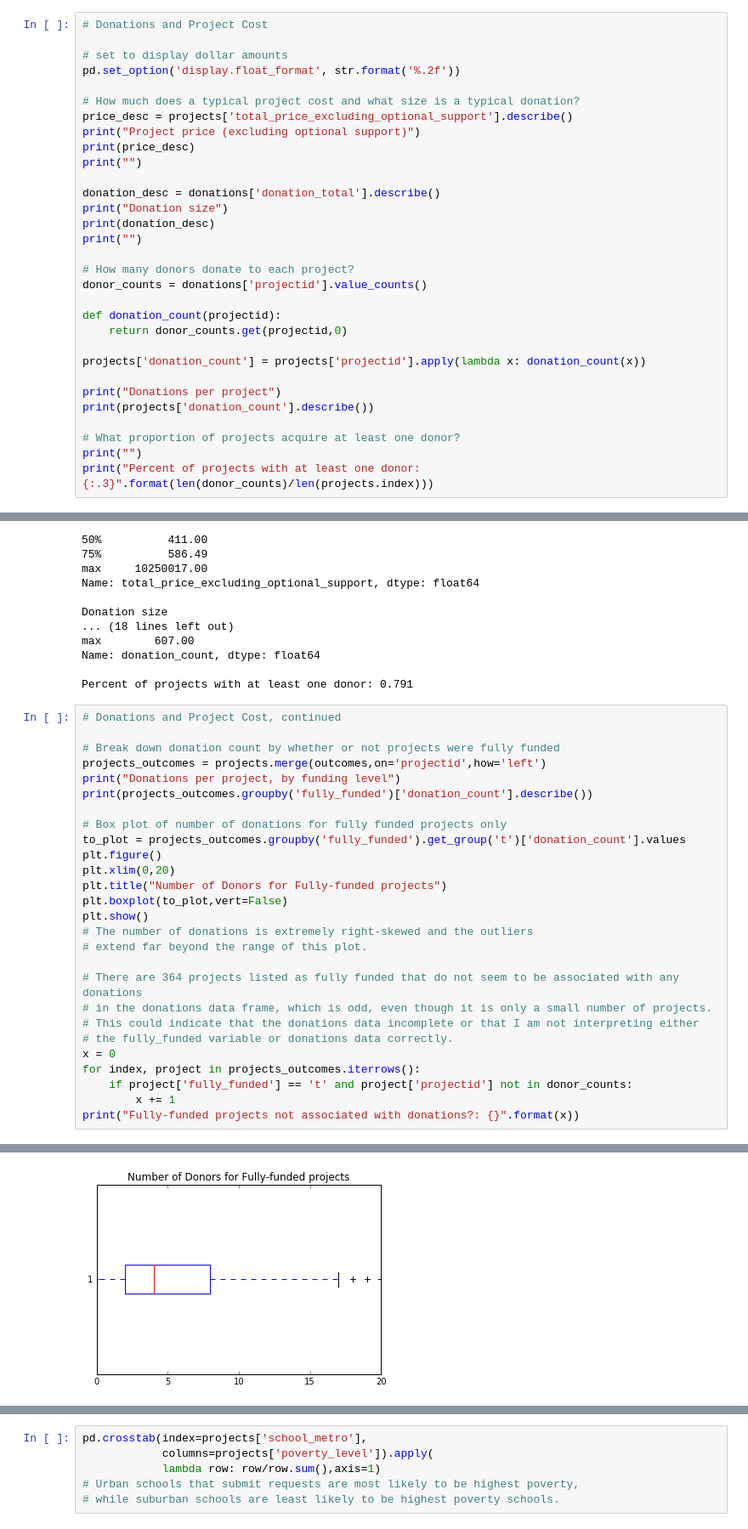
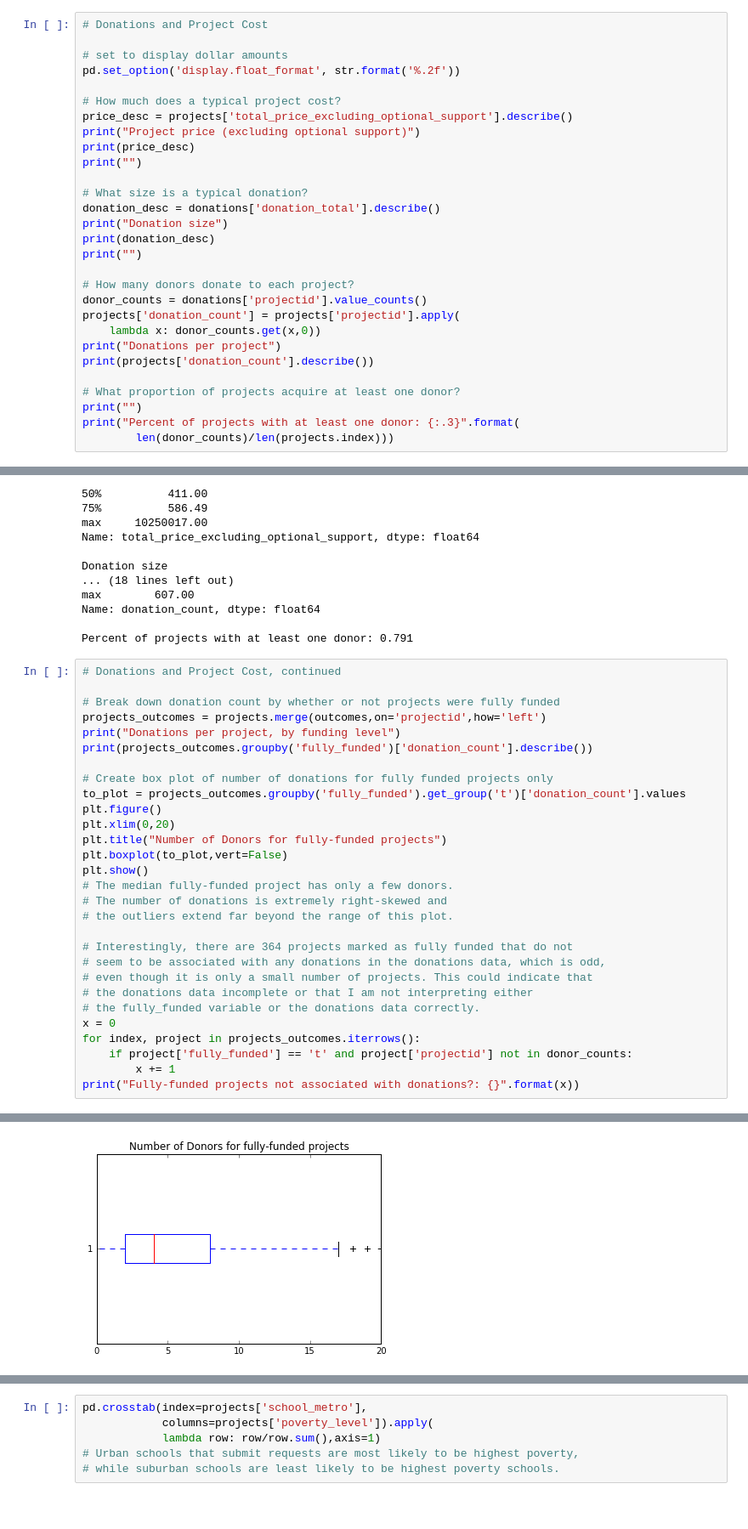
Before and after one commit to smahaffie/DSaPP_RA_Project, a Jupyter notebook: dsapp_exercise.ipynb, the cells around one changed output, grey strips where cells are left out. Shown: that part at 85% size. Saved outputs shown, nothing was run; the diff lists cells and outputs as text.

Commit message:
Final edits to DSAPP RA application project

```diff
--- a/dsapp_exercise.ipynb
+++ b/dsapp_exercise.ipynb
@@ -80,12 +90,13 @@ dtype: float64
 # set to display dollar amounts
 pd.set_option('display.float_format', str.format('%.2f'))
 
-# How much does a typical project cost and what size is a typical donation?
+# How much does a typical project cost?
 price_desc = projects['total_price_excluding_optional_support'].describe()
 print("Project price (excluding optional support)")
 print(price_desc)
 print("")
 
+# What size is a typical donation?
 donation_desc = donations['donation_total'].describe()
 print("Donation size")
 print(donation_desc)
@@ -93,18 +104,15 @@ print("")
 
 # How many donors donate to each project?
 donor_counts = donations['projectid'].value_counts()
-
-def donation_count(projectid):
-    return donor_counts.get(projectid,0)
-
-projects['donation_count'] = projects['projectid'].apply(lambda x: donation_count(x))
-
+projects['donation_count'] = projects['projectid'].apply(
+    lambda x: donor_counts.get(x,0))
 print("Donations per project")
 print(projects['donation_count'].describe())
 
 # What proportion of projects acquire at least one donor?
 print("")
-print("Percent of projects with at least one donor: {:.3}".format(len(donor_counts)/len(projects.index)))
+print("Percent of projects with at least one donor: {:.3}".format(
+        len(donor_counts)/len(projects.index)))
 # %% [output]
 Project price (excluding optional support)
 count     664098.00
@@ -131,46 +139,48 @@ projects_outcomes = projects.merge(outcomes,on='projectid',how='left')
 print("Donations per project, by funding level")
 print(projects_outcomes.groupby('fully_funded')['donation_count'].describe())
 
-# Box plot of number of donations for fully funded projects only
+# Create box plot of number of donations for fully funded projects only
 to_plot = projects_outcomes.groupby('fully_funded').get_group('t')['donation_count'].values
 plt.figure()
 plt.xlim(0,20)
-plt.title("Number of Donors for Fully-funded projects")
+plt.title("Number of Donors for fully-funded projects")
 plt.boxplot(to_plot,vert=False)
 plt.show()
-# The number of donations is extremely right-skewed and the outliers
-# extend far beyond the range of this plot.
+# The median fully-funded project has only a few donors.
+# The number of donations is extremely right-skewed and
+# the outliers extend far beyond the range of this plot.
 
-# There are 364 projects listed as fully funded that do not seem to be associated with any donations
-# in the donations data frame, which is odd, even though it is only a small number of projects.
-# This could indicate that the donations data incomplete or that I am not interpreting either
-# the fully_funded variable or donations data correctly.
+# Interestingly, there are 364 projects marked as fully funded that do not
+# seem to be associated with any donations in the donations data, which is odd,
+# even though it is only a small number of projects. This could indicate that
+# the donations data incomplete or that I am not interpreting either
+# the fully_funded variable or the donations data correctly.
 x = 0
 for index, project in projects_outcomes.iterrows():
     if project['fully_funded'] == 't' and project['projectid'] not in donor_counts:
         x += 1
 print("Fully-funded projects not associated with donations?: {}".format(x))
 # %% [output]
 Donations per project, by funding level
 fully_funded
 f             count   188643.00
               mean         1.51
               std          3.27
               min          0.00
               25%          0.00
               50%          1.00
               75%          2.00
               max        200.00
 t             count   430683.00
               mean         6.53
               std          8.76
               min          0.00
               25%          2.00
               50%          4.00
               75%          8.00
               max        607.00
 dtype: float64
-[figure, old version]
+[figure, new version]
 Fully-funded projects not associated with donations?: 364
 # %%
 # Grade level and resources requested
```
Also changed, not shown: parts of 11 cells of this notebook.
